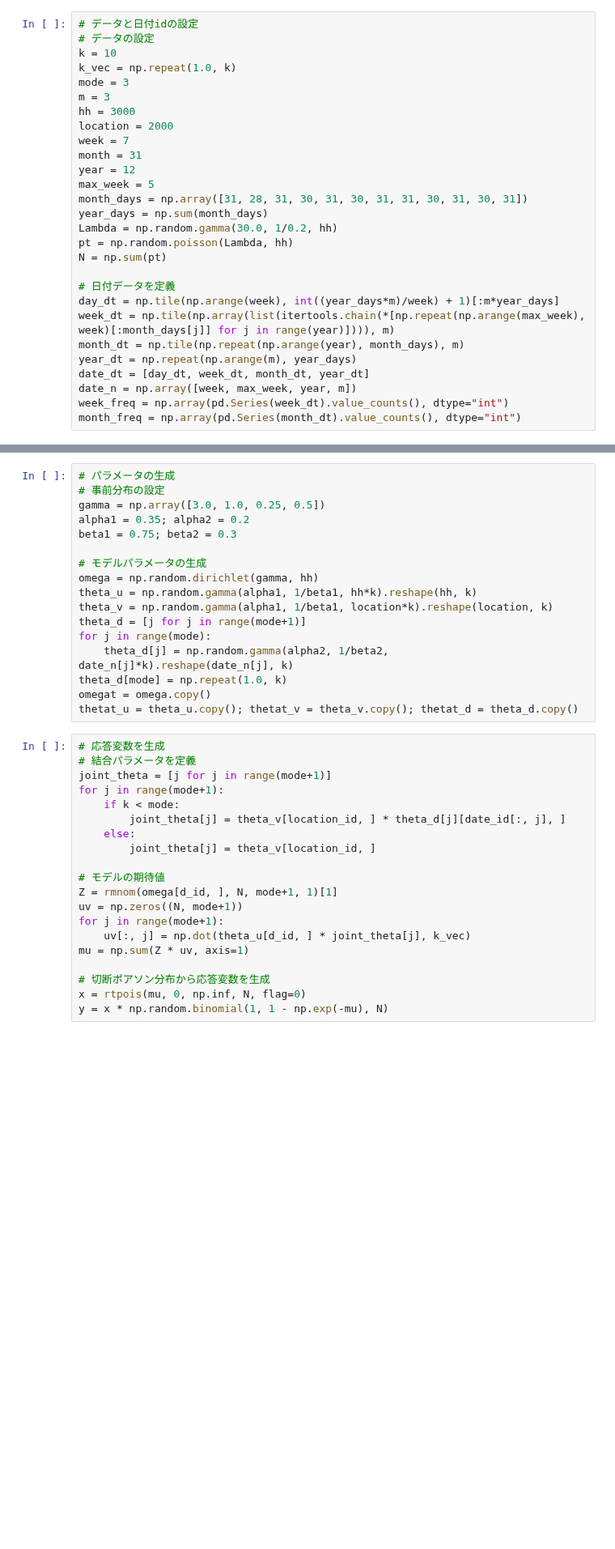
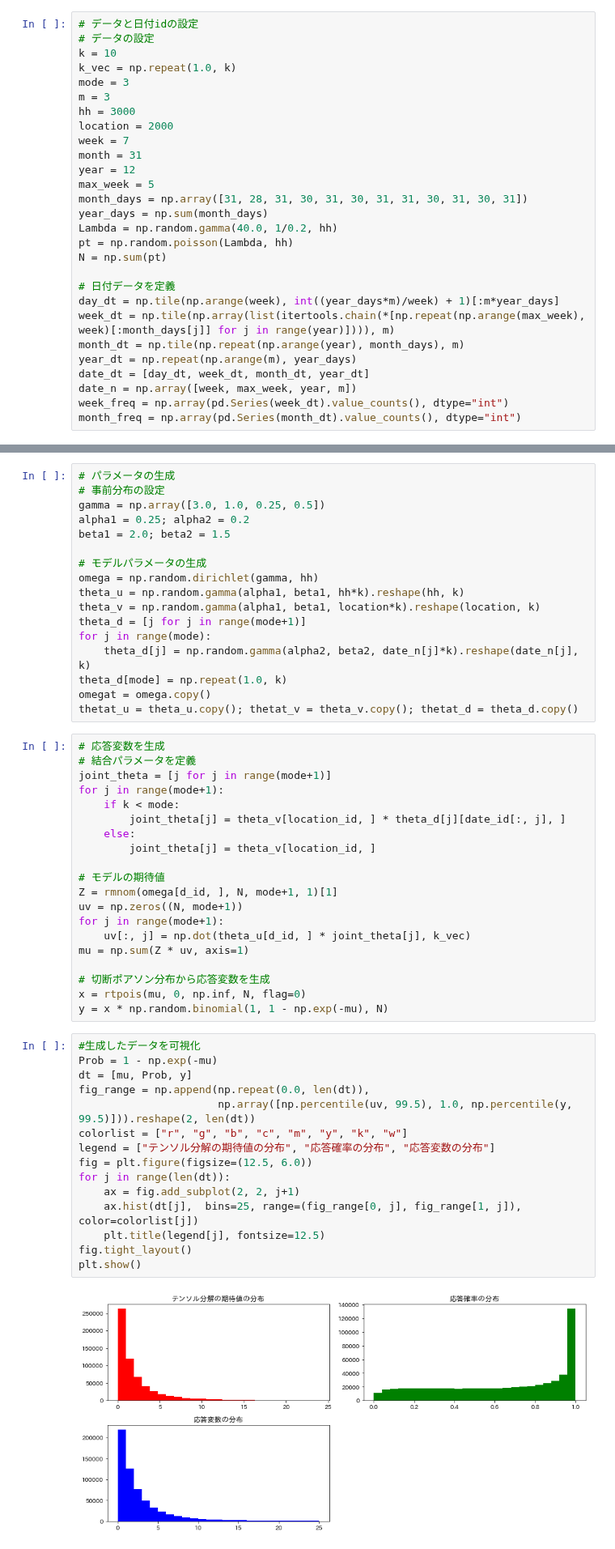
Before and after one commit to shiny-colors/Machine_Learning_Python, a Jupyter notebook: Variable_basis_Nonnegative_Tensor_Factorization.ipynb, the cells around one changed output, grey strips where cells are left out. Shown at 81% size. Drawn from its saved outputs; the diff is of its cells as text; blank space fills up the shorter version.

```diff
--- a/Variable_basis_Nonnegative_Tensor_Factorization.ipynb
+++ b/Variable_basis_Nonnegative_Tensor_Factorization.ipynb
@@ -64,7 +64,7 @@ year = 12
 max_week = 5
 month_days = np.array([31, 28, 31, 30, 31, 30, 31, 31, 30, 31, 30, 31])
 year_days = np.sum(month_days)
-Lambda = np.random.gamma(30.0, 1/0.2, hh)
+Lambda = np.random.gamma(40.0, 1/0.2, hh)
 pt = np.random.poisson(Lambda, hh)
 N = np.sum(pt)
 
@@ -159,16 +160,16 @@ for i in range(week):
 # パラメータの生成
 # 事前分布の設定
 gamma = np.array([3.0, 1.0, 0.25, 0.5])
-alpha1 = 0.35; alpha2 = 0.2
-beta1 = 0.75; beta2 = 0.3
+alpha1 = 0.25; alpha2 = 0.2
+beta1 = 2.0; beta2 = 1.5
 
 # モデルパラメータの生成
 omega = np.random.dirichlet(gamma, hh)
-theta_u = np.random.gamma(alpha1, 1/beta1, hh*k).reshape(hh, k)
-theta_v = np.random.gamma(alpha1, 1/beta1, location*k).reshape(location, k)
+theta_u = np.random.gamma(alpha1, beta1, hh*k).reshape(hh, k)
+theta_v = np.random.gamma(alpha1, beta1, location*k).reshape(location, k)
 theta_d = [j for j in range(mode+1)]
 for j in range(mode):
-    theta_d[j] = np.random.gamma(alpha2, 1/beta2, date_n[j]*k).reshape(date_n[j], k)
+    theta_d[j] = np.random.gamma(alpha2, beta2, date_n[j]*k).reshape(date_n[j], k)
 theta_d[mode] = np.repeat(1.0, k)
 omegat = omega.copy()
 thetat_u = theta_u.copy(); thetat_v = theta_v.copy(); thetat_d = theta_d.copy()
@@ -192,5 +193,22 @@ mu = np.sum(Z * uv, axis=1)
 # 切断ポアソン分布から応答変数を生成
 x = rtpois(mu, 0, np.inf, N, flag=0)
 y = x * np.random.binomial(1, 1 - np.exp(-mu), N)
+# %%
+#生成したデータを可視化
+Prob = 1 - np.exp(-mu)
+dt = [mu, Prob, y]
+fig_range = np.append(np.repeat(0.0, len(dt)),
+                      np.array([np.percentile(uv, 99.5), 1.0, np.percentile(y, 99.5)])).reshape(2, len(dt))
+colorlist = ["r", "g", "b", "c", "m", "y", "k", "w"]
+legend = ["テンソル分解の期待値の分布", "応答確率の分布", "応答変数の分布"]
+fig = plt.figure(figsize=(12.5, 6.0))
+for j in range(len(dt)):
+    ax = fig.add_subplot(2, 2, j+1)
+    ax.hist(dt[j],  bins=25, range=(fig_range[0, j], fig_range[1, j]), color=colorlist[j])
+    plt.title(legend[j], fontsize=12.5)
+fig.tight_layout()
+plt.show()
+# %% [output]
+[figure, added]
 # %% [markdown]
 # テストデータの生成
```
Also changed, not shown: parts of 10 cells of this notebook.
